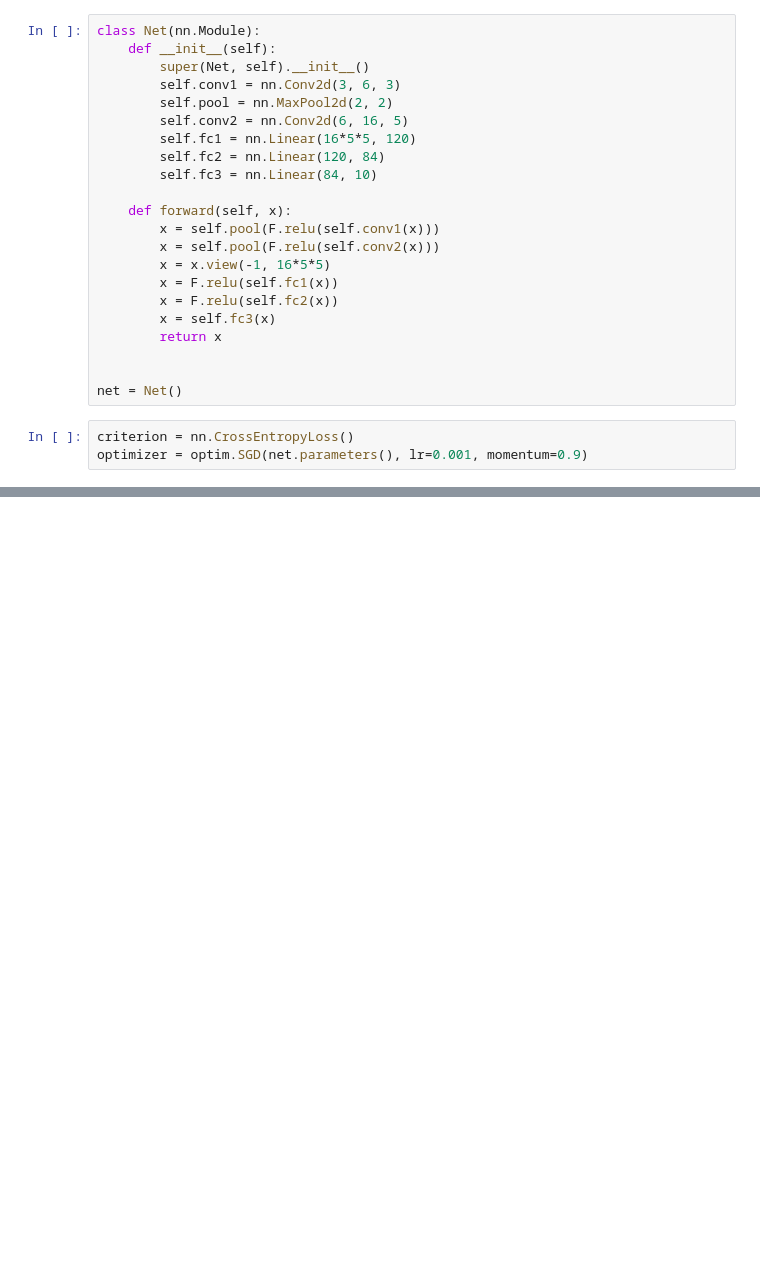
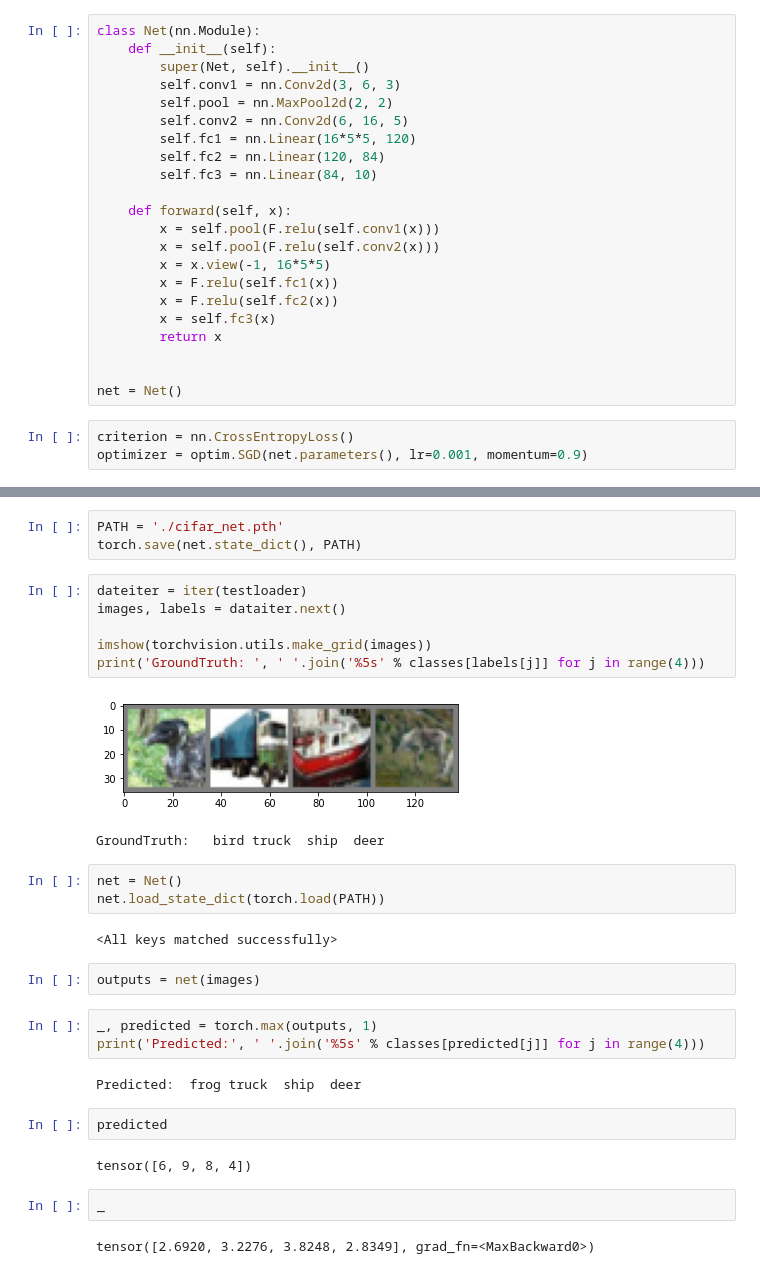
Before and after one commit to event10342012/network-practice, a Jupyter notebook: notebooks/torch_tutorial2.ipynb, the cells around one changed output, grey strips where cells are left out. Saved outputs shown, nothing was run; the diff lists cells and outputs as text; blank space fills up the shorter version.

```diff
--- a/notebooks/torch_tutorial2.ipynb
+++ b/notebooks/torch_tutorial2.ipynb
@@ -86,0 +107,32 @@ for epoch in range(2):
+# %%
+PATH = './cifar_net.pth'
+torch.save(net.state_dict(), PATH)
+# %%
+dateiter = iter(testloader)
+images, labels = dataiter.next()
+
+imshow(torchvision.utils.make_grid(images))
+print('GroundTruth: ', ' '.join('%5s' % classes[labels[j]] for j in range(4)))
+# %% [output]
+[figure, added]
+GroundTruth:   bird truck  ship  deer
+# %%
+net = Net()
+net.load_state_dict(torch.load(PATH))
+# %% [output]
+<All keys matched successfully>
+# %%
+outputs = net(images)
+# %%
+_, predicted = torch.max(outputs, 1)
+print('Predicted:', ' '.join('%5s' % classes[predicted[j]] for j in range(4)))
+# %% [output]
+Predicted:  frog truck  ship  deer
+# %%
+predicted
+# %% [output]
+tensor([6, 9, 8, 4])
+# %%
+_
+# %% [output]
+tensor([2.6920, 3.2276, 3.8248, 2.8349], grad_fn=<MaxBackward0>)
```
Also changed, not shown: parts of 9 cells of this notebook, 2 other files.
